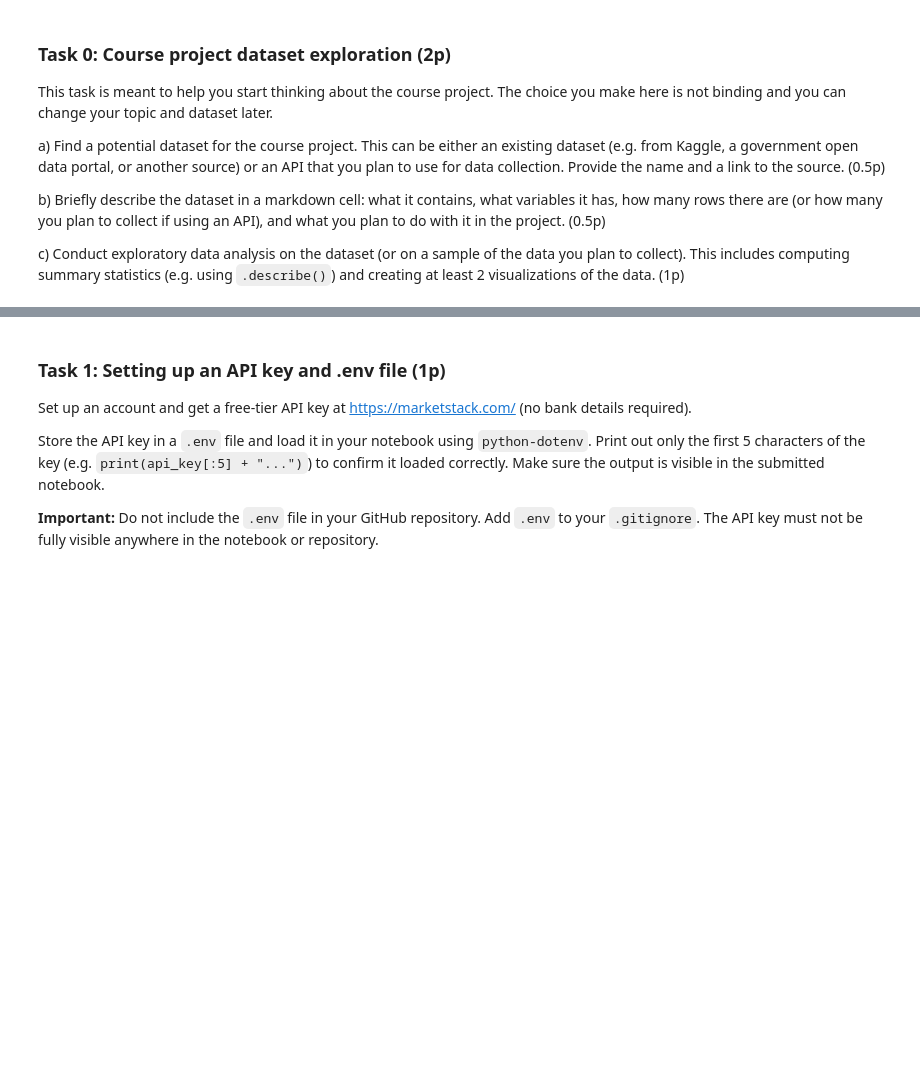
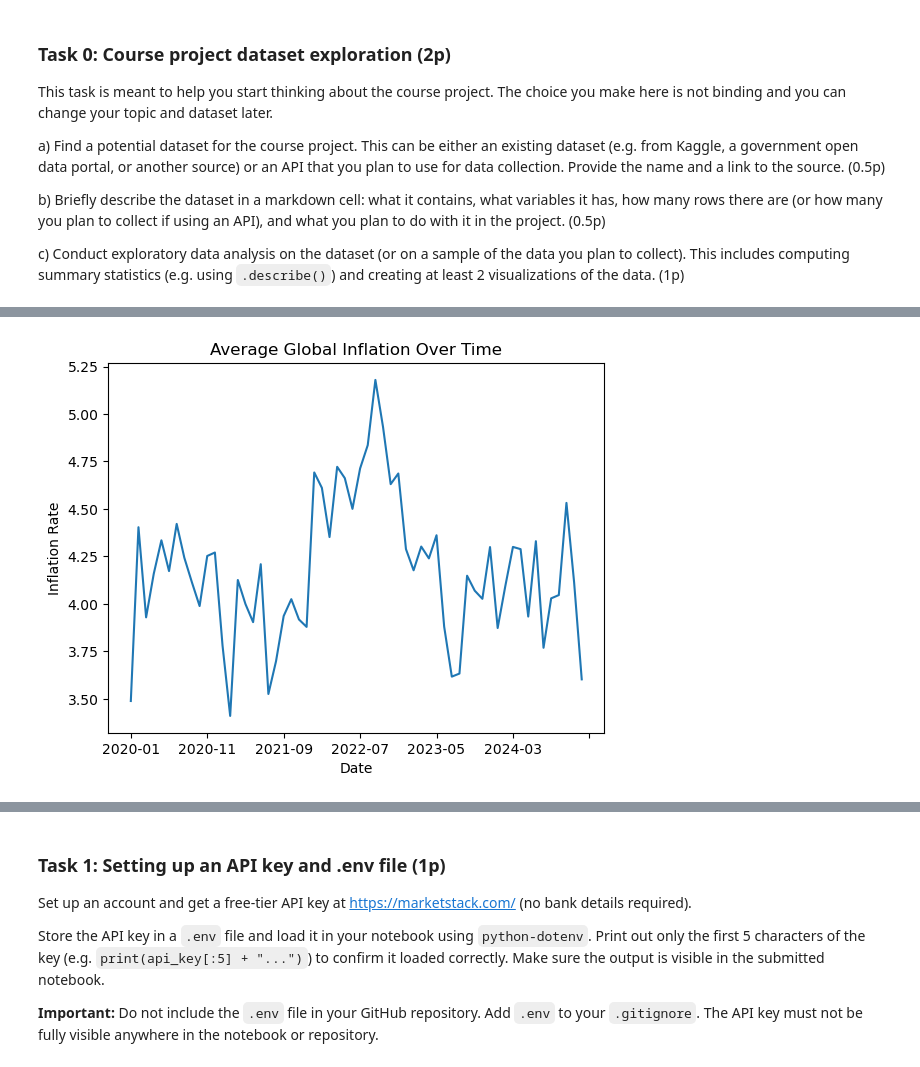
Before and after one commit to natthiyav/Natthiya-Veerakul, a Jupyter notebook: Assignments/Assignment2/assignment2.ipynb, the cells around one changed output, grey strips where cells are left out. Saved outputs shown, nothing was run; the diff lists cells and outputs as text; code cells hidden in the pictures; blank space fills up the shorter version.

```diff
--- a/Assignments/Assignment2/assignment2.ipynb
+++ b/Assignments/Assignment2/assignment2.ipynb
@@ -62,0 +74,7 @@ c) Conduct exploratory data analysis on the dataset (or on a sample of the data
+# %%
+#c
+import pandas as pd
+import matplotlib.pyplot as plt
+
+df = pd.read_csv("inflation.csv")
+display(df.describe())
@@ -62,0 +91,10 @@ c) Conduct exploratory data analysis on the dataset (or on a sample of the data
+# %%
+#visualization 1
+df.groupby("date")["inflation_rate"].mean().plot()
+
+plt.title("Average Global Inflation Over Time")
+plt.xlabel("Date")
+plt.ylabel("Inflation Rate")
+plt.show()
+# %% [output]
+[figure, added]
```
Also changed, not shown: parts of 8 cells of this notebook, 1 other file.
